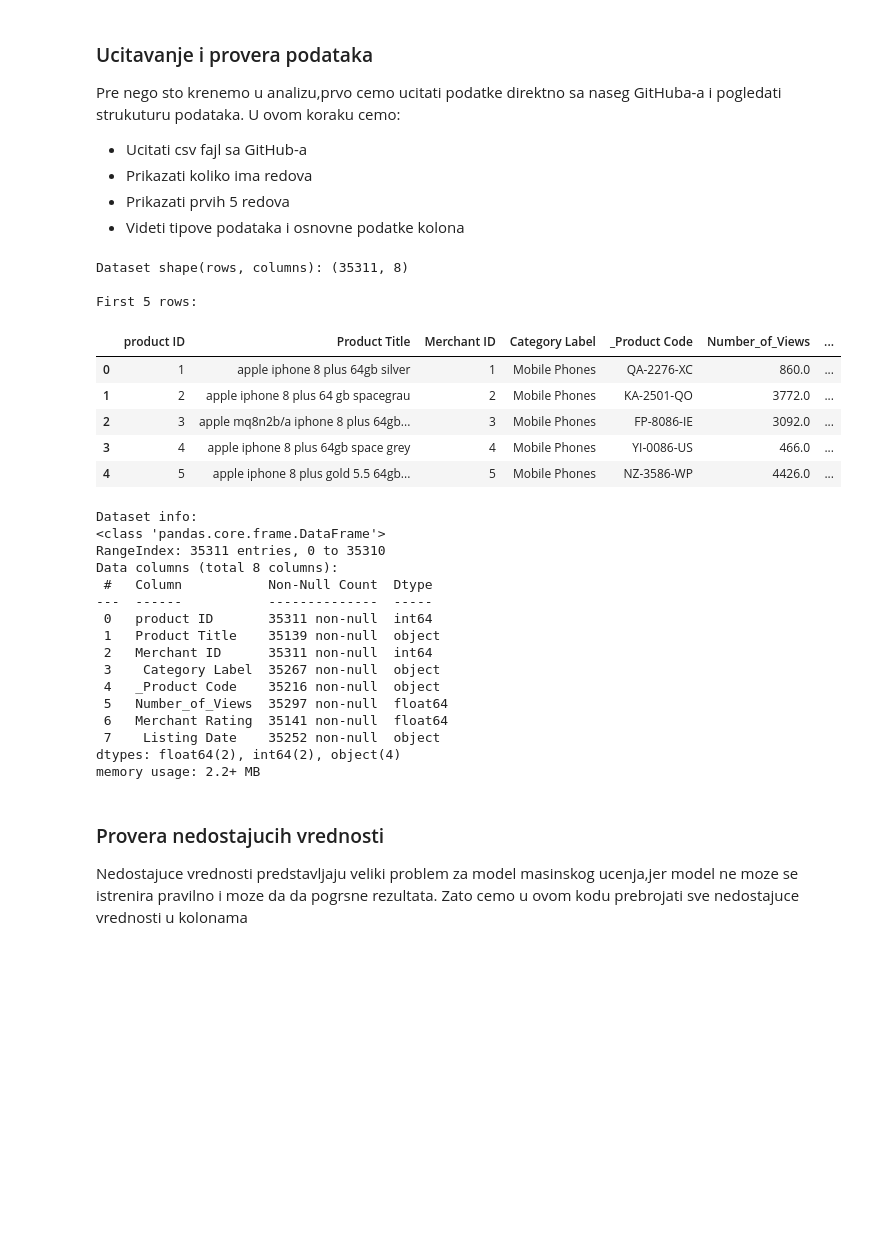
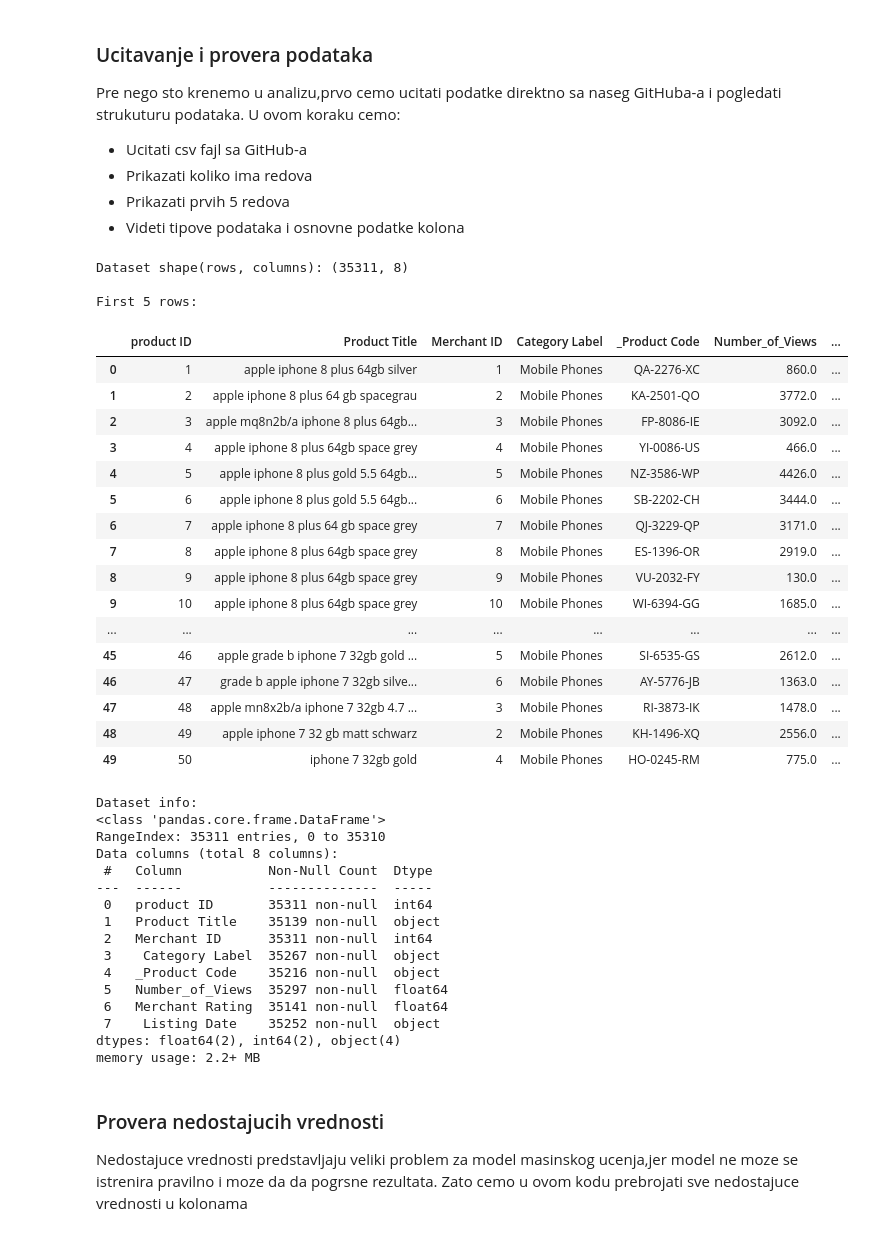
Before and after one commit to arsi-87/ml-final-project, a Jupyter notebook: notebook/AS_ML_Final_project.ipynb, the cells around one changed output. Drawn from its saved outputs; the diff is of its cells as text; code cells hidden in the pictures; blank space fills up the shorter version.

```diff
--- a/notebook/AS_ML_Final_project.ipynb
+++ b/notebook/AS_ML_Final_project.ipynb
@@ -17,33 +17,47 @@ U ovom koraku cemo:
 # %%
 import pandas as pd
 
 url = "https://raw.githubusercontent.com/arsi-87/ml-final-project/main/data/products.csv"
 
 df = pd.read_csv(url)
 
 print("Dataset shape(rows, columns):", df.shape)
 
 print("\nFirst 5 rows:")
-display(df.head())
+display(df.head(50))
 
 print("\nDataset info:")
 df.info()
 
 #Uklanjam razmake prazna polja u imenu kolona
 df.columns = df.columns.str.strip()
 
 #Uklanjam _ iz imena kolone 'Product Code'
 df.rename(columns={'_Product Code': 'Product Code'}, inplace=True)
+
+#Izbacujemo proizvode bez naslova
+df = df[df["Product Title"].notna()]
 # %% [output]
 Dataset shape(rows, columns): (35311, 8)
 
 First 5 rows:
 |  | product ID | Product Title | Merchant ID | Category Label | _Product Code | Number_of_Views | ... |
 | 0 | 1 | apple iphone 8 plus 64gb silver | 1 | Mobile Phones | QA-2276-XC | 860.0 | ... |
 | 1 | 2 | apple iphone 8 plus 64 gb spacegrau | 2 | Mobile Phones | KA-2501-QO | 3772.0 | ... |
 | 2 | 3 | apple mq8n2b/a iphone 8 plus 64gb... | 3 | Mobile Phones | FP-8086-IE | 3092.0 | ... |
 | 3 | 4 | apple iphone 8 plus 64gb space grey | 4 | Mobile Phones | YI-0086-US | 466.0 | ... |
 | 4 | 5 | apple iphone 8 plus gold 5.5 64gb... | 5 | Mobile Phones | NZ-3586-WP | 4426.0 | ... |
+| 5 | 6 | apple iphone 8 plus gold 5.5 64gb... | 6 | Mobile Phones | SB-2202-CH | 3444.0 | ... |
+| 6 | 7 | apple iphone 8 plus 64 gb space grey | 7 | Mobile Phones | QJ-3229-QP | 3171.0 | ... |
+| 7 | 8 | apple iphone 8 plus 64gb space grey | 8 | Mobile Phones | ES-1396-OR | 2919.0 | ... |
+| 8 | 9 | apple iphone 8 plus 64gb space grey | 9 | Mobile Phones | VU-2032-FY | 130.0 | ... |
+| 9 | 10 | apple iphone 8 plus 64gb space grey | 10 | Mobile Phones | WI-6394-GG | 1685.0 | ... |
+| ... | ... | ... | ... | ... | ... | ... | ... |
+| 45 | 46 | apple grade b iphone 7 32gb gold ... | 5 | Mobile Phones | SI-6535-GS | 2612.0 | ... |
+| 46 | 47 | grade b apple iphone 7 32gb silve... | 6 | Mobile Phones | AY-5776-JB | 1363.0 | ... |
+| 47 | 48 | apple mn8x2b/a iphone 7 32gb 4.7 ... | 3 | Mobile Phones | RI-3873-IK | 1478.0 | ... |
+| 48 | 49 | apple iphone 7 32 gb matt schwarz | 2 | Mobile Phones | KH-1496-XQ | 2556.0 | ... |
+| 49 | 50 | iphone 7 32gb gold | 4 | Mobile Phones | HO-0245-RM | 775.0 | ... |
 Dataset info:
 <class 'pandas.core.frame.DataFrame'>
 RangeIndex: 35311 entries, 0 to 35310
```
Also changed, not shown: parts of 9 cells of this notebook.
